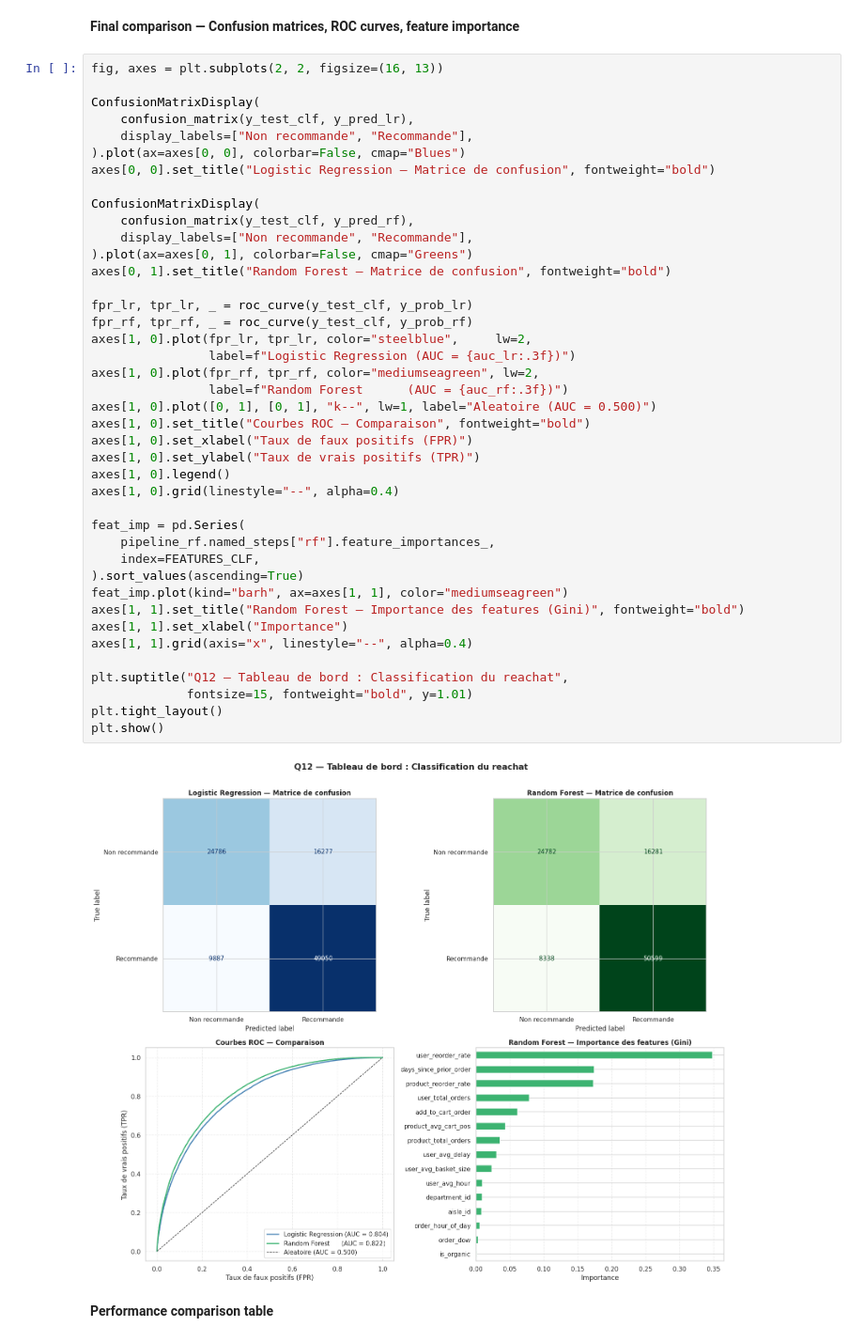
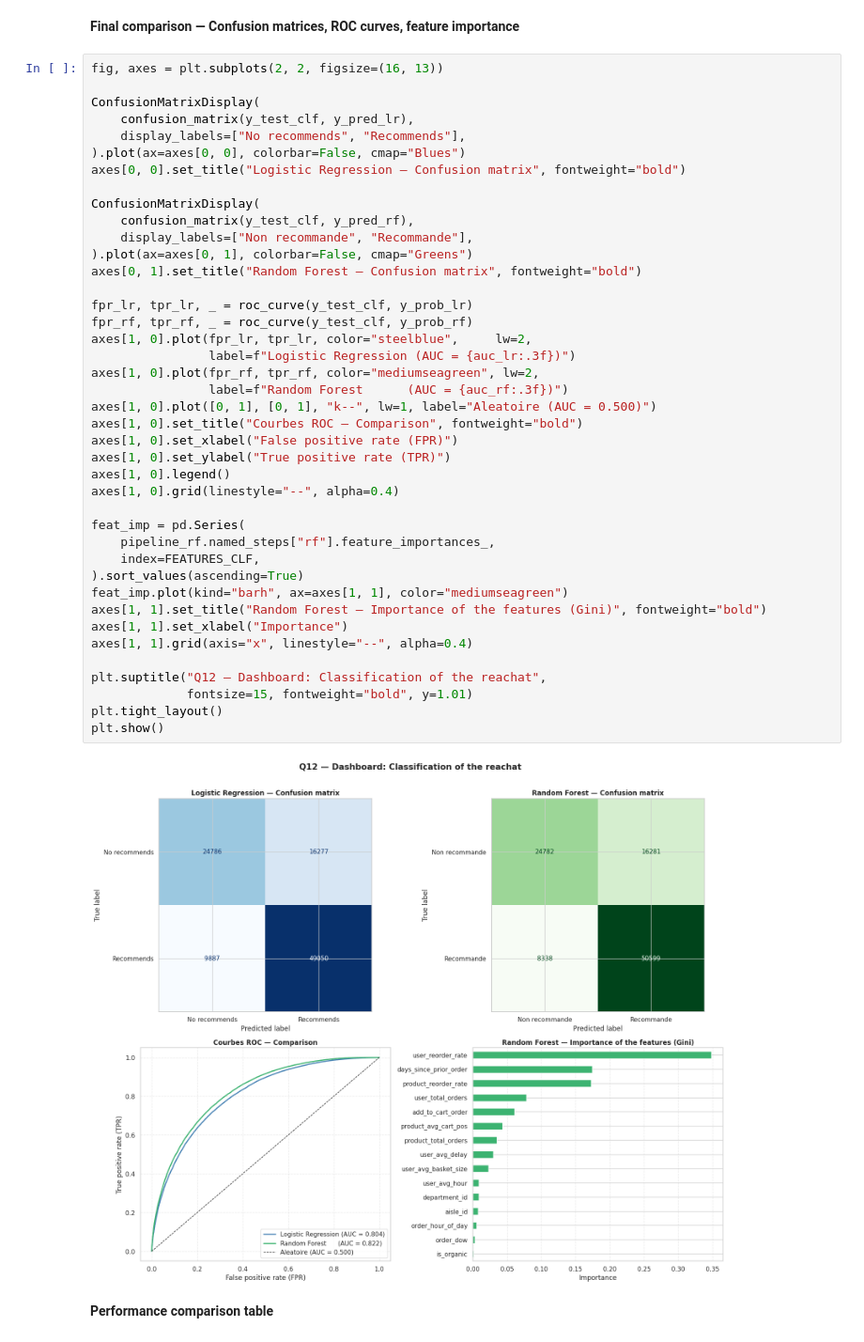
Before and after one commit to MeghCH/NextBuy, a Jupyter notebook: notebook.ipynb, the cells around one changed output. Shown at 94% size. Cells and saved outputs as stored; diff of their text form.

```diff
--- a/notebook.ipynb
+++ b/notebook.ipynb
@@ -1776,44 +1774,44 @@ fig, axes = plt.subplots(2, 2, figsize=(16, 13))
 
 ConfusionMatrixDisplay(
     confusion_matrix(y_test_clf, y_pred_lr),
-    display_labels=["Non recommande", "Recommande"],
+    display_labels=["No recommends", "Recommends"],
 ).plot(ax=axes[0, 0], colorbar=False, cmap="Blues")
-axes[0, 0].set_title("Logistic Regression — Matrice de confusion", fontweight="bold")
+axes[0, 0].set_title("Logistic Regression — Confusion matrix", fontweight="bold")
 
 ConfusionMatrixDisplay(
     confusion_matrix(y_test_clf, y_pred_rf),
     display_labels=["Non recommande", "Recommande"],
 ).plot(ax=axes[0, 1], colorbar=False, cmap="Greens")
-axes[0, 1].set_title("Random Forest — Matrice de confusion", fontweight="bold")
+axes[0, 1].set_title("Random Forest — Confusion matrix", fontweight="bold")
 
 fpr_lr, tpr_lr, _ = roc_curve(y_test_clf, y_prob_lr)
 fpr_rf, tpr_rf, _ = roc_curve(y_test_clf, y_prob_rf)
 axes[1, 0].plot(fpr_lr, tpr_lr, color="steelblue",     lw=2,
                 label=f"Logistic Regression (AUC = {auc_lr:.3f})")
 axes[1, 0].plot(fpr_rf, tpr_rf, color="mediumseagreen", lw=2,
                 label=f"Random Forest      (AUC = {auc_rf:.3f})")
 axes[1, 0].plot([0, 1], [0, 1], "k--", lw=1, label="Aleatoire (AUC = 0.500)")
-axes[1, 0].set_title("Courbes ROC — Comparaison", fontweight="bold")
-axes[1, 0].set_xlabel("Taux de faux positifs (FPR)")
-axes[1, 0].set_ylabel("Taux de vrais positifs (TPR)")
+axes[1, 0].set_title("Courbes ROC — Comparison", fontweight="bold")
+axes[1, 0].set_xlabel("False positive rate (FPR)")
+axes[1, 0].set_ylabel("True positive rate (TPR)")
 axes[1, 0].legend()
 axes[1, 0].grid(linestyle="--", alpha=0.4)
 
 feat_imp = pd.Series(
     pipeline_rf.named_steps["rf"].feature_importances_,
     index=FEATURES_CLF,
 ).sort_values(ascending=True)
 feat_imp.plot(kind="barh", ax=axes[1, 1], color="mediumseagreen")
-axes[1, 1].set_title("Random Forest — Importance des features (Gini)", fontweight="bold")
+axes[1, 1].set_title("Random Forest — Importance of the features (Gini)", fontweight="bold")
 axes[1, 1].set_xlabel("Importance")
 axes[1, 1].grid(axis="x", linestyle="--", alpha=0.4)
 
-plt.suptitle("Q12 — Tableau de bord : Classification du reachat",
+plt.suptitle("Q12 — Dashboard: Classification of the reachat",
              fontsize=15, fontweight="bold", y=1.01)
 plt.tight_layout()
 plt.show()
 # %% [output]
-[figure, old version]
+[figure, new version]
 # %% [markdown]
 **Performance comparison table**
 # %%
```
Also changed, not shown: parts of 32 cells of this notebook.
